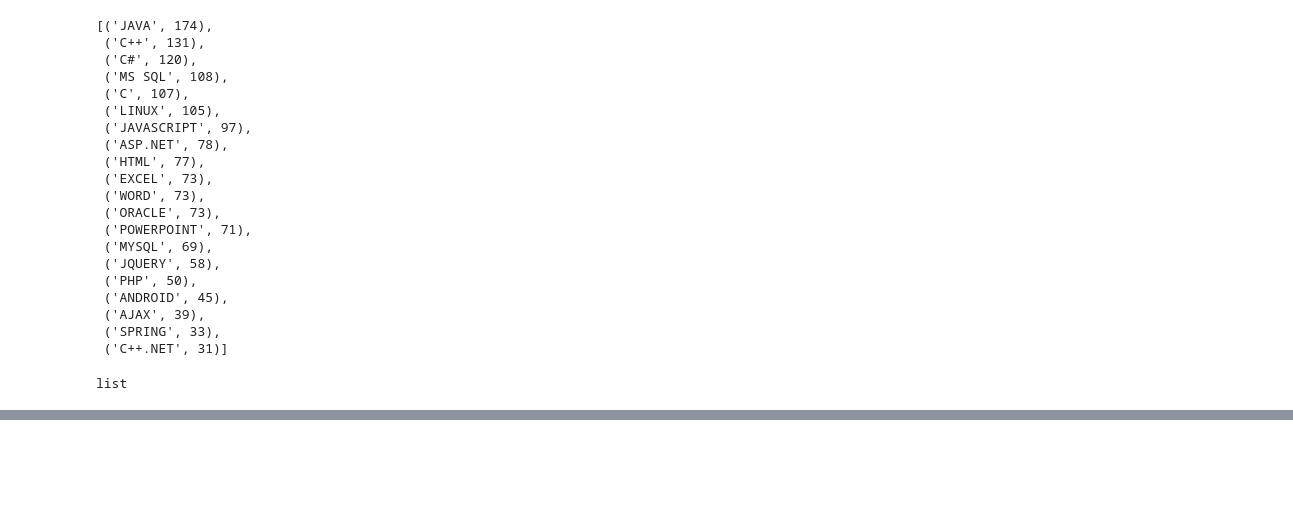
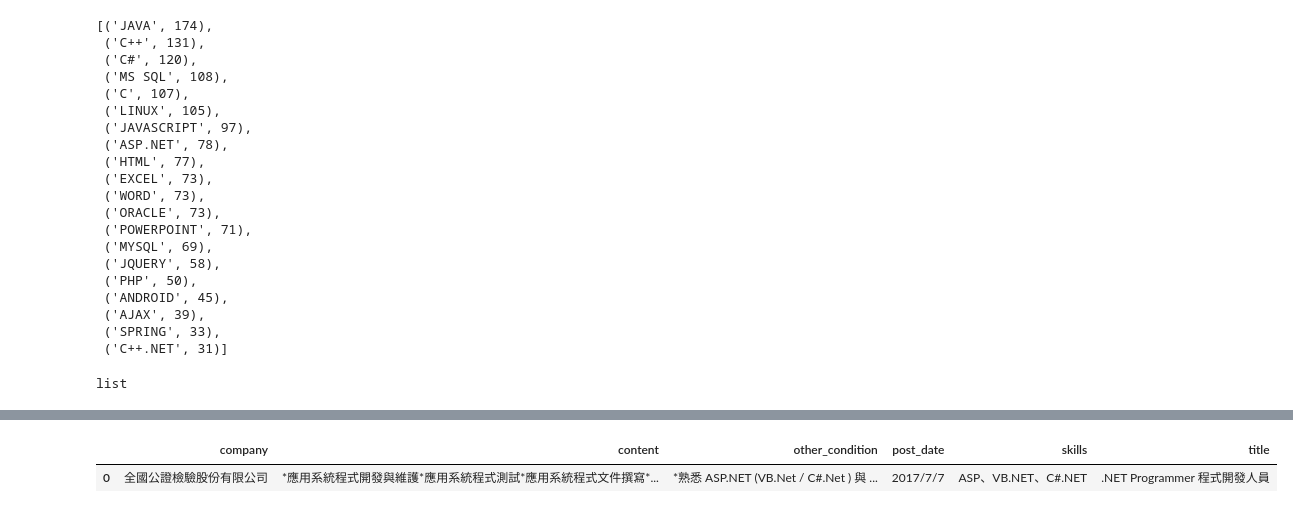
Before and after one commit to kingda7902/etl_project, a Jupyter notebook: transfer_try_and_note.ipynb, the cells around one changed output, grey strips where cells are left out. Cells and saved outputs as stored; diff of their text form; code cells hidden in the pictures; blank space fills up the shorter version.

```diff
--- a/transfer_try_and_note.ipynb
+++ b/transfer_try_and_note.ipynb
@@ -163,0 +287,5 @@ bbb['a'] = 3
+# %%
+filepath = './data/1111/1111_Get_軟體設計工程師_d0All.json'
+
+with open(filepath, encoding = 'utf8') as f:
+                    datas = json.load(f)
@@ -163,0 +305,5 @@ bbb['a'] = 3
+# %%
+import numpy as np
+import pandas as pd
+
+df = pd.read_json(filepath)
@@ -163,0 +332,5 @@ bbb['a'] = 3
+# %%
+df[0:1]
+# %% [output]
+|  | company | content | other_condition | post_date | skills | title |
+| 0 | 全國公證檢驗股份有限公司 | *應用系統程式開發與維護*應用系統程式測試*應用系統程式文件撰寫*... | *熟悉 ASP.NET (VB.Net / C#.Net ) 與 ... | 2017/7/7 | ASP、VB.NET、C#.NET | .NET Programmer 程式開發人員 |
```
Also changed, not shown: parts of 14 cells of this notebook, 1 other file.
